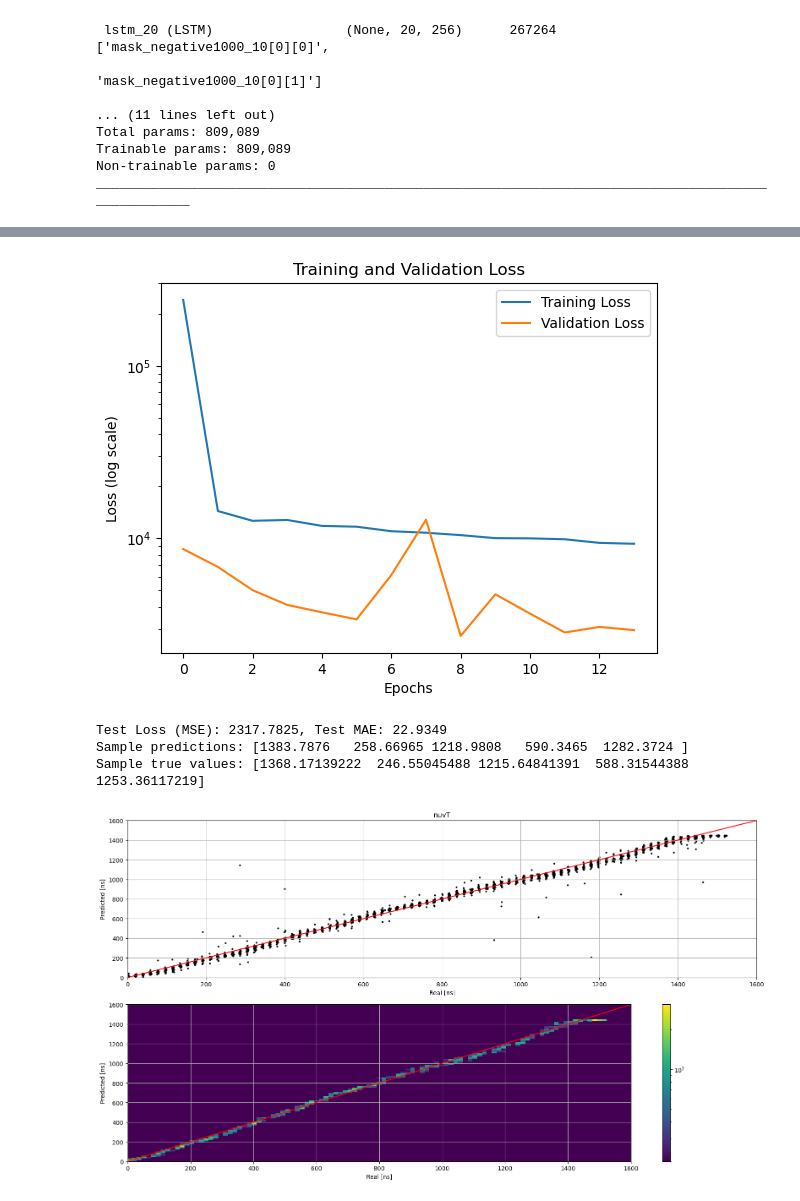
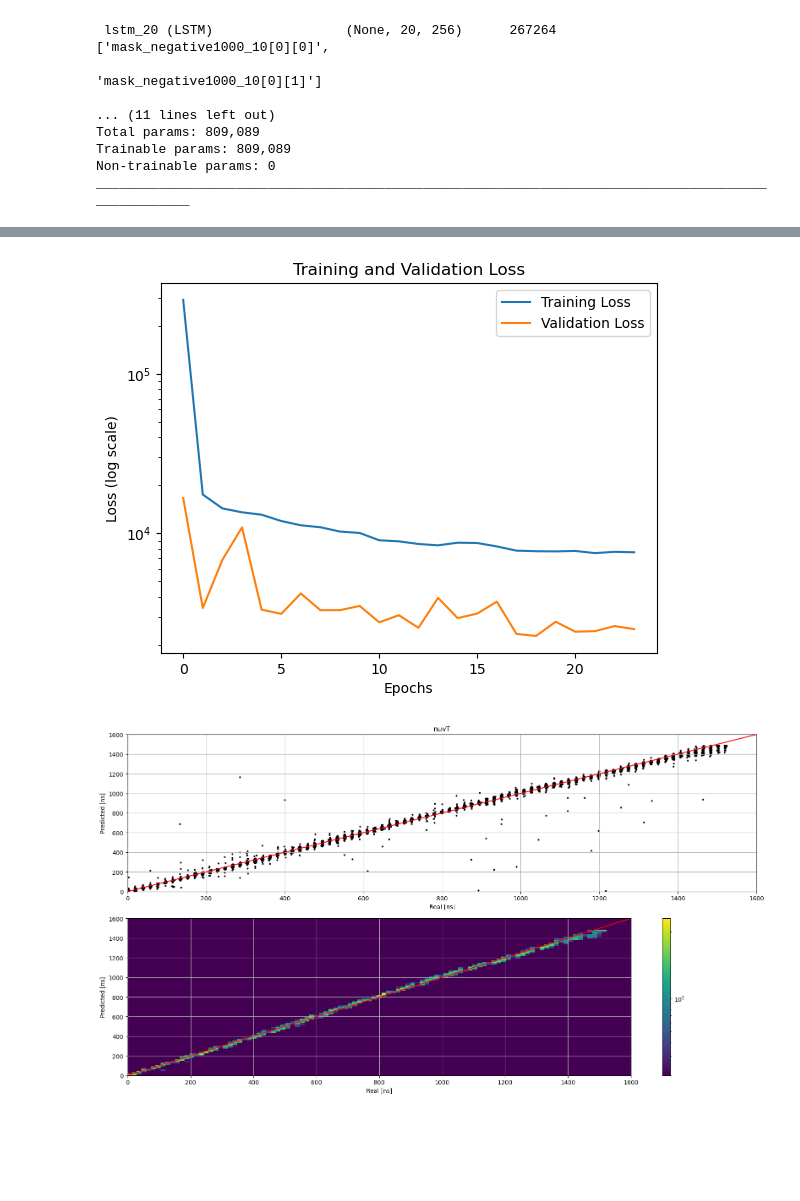
Before and after one commit to CIEMAT-Neutrino/AI_nuvT, a Jupyter notebook: 5_time_regression_lstm.ipynb, the cells around one changed output, grey strips where cells are left out. Drawn from its saved outputs; the diff is of its cells as text; code cells hidden in the pictures; blank space fills up the shorter version.

```diff
--- a/5_time_regression_lstm.ipynb
+++ b/5_time_regression_lstm.ipynb
@@ -129,0 +177,6 @@ best_model = load_model('best_model.h5', custom_objects={'MaskNegative1000': Mas
+# %%
+# Crear el modelo con una entrada de 20 pasos y 4 características
+model2 = create_model_grok(input_shape=(20, 4))
+
+# Mostrar el resumen del modelo
+model2.summary()
@@ -129,0 +201,2 @@ best_model = load_model('best_model.h5', custom_objects={'MaskNegative1000': Mas
+# %%
+y_pred, history= train_and_predict(model2, X_train, y_train, X_temp, y_temp, epochs=80, batch_size=16)
@@ -139,53 +236,40 @@ plt.legend()
 plt.title('Training and Validation Loss')
 plt.show()
 # %% [output]
-[figure, old version]
+[figure, new version]
-# %%
-# Evaluate on test set
-test_loss, test_mae = best_model.evaluate(X_test, y_test, verbose=0)
-print(f"Test Loss (MSE): {test_loss:.4f}, Test MAE: {test_mae:.4f}")
-
-# Make predictions
-predictions = best_model.predict(X_test)
-print("Sample predictions:", predictions[:5].flatten())
-print("Sample true values:", y_test[:5])
-# %% [output]
-Test Loss (MSE): 2317.7825, Test MAE: 22.9349
-Sample predictions: [1383.7876   258.66965 1218.9808   590.3465  1282.3724 ]
-Sample true values: [1368.17139222  246.55045488 1215.64841391  588.31544388 1253.36117219]
 # %%
 import matplotlib.colors as mcolors
 fig, axs = plt.subplots(2,1,figsize=(16,9))
 
-axs[0].scatter(y_test, predictions, color="black",s=4)
+axs[0].scatter(y_temp, y_pred, color="black",s=4)
 axs[0].grid()
 
 axs[0].plot([0,1600],[0,1600],color="r")
 axs[0].title.set_text('nuvT')
 axs[0].set_xlim([0,1600])
 axs[0].set_ylim([0,1600])
 axs[0].set_ylabel('Predicted [ns]')
 axs[0].set_xlabel('Real [ns]')
 
-im0 = axs[1].hist2d(y_test, predictions.flatten(), bins=(100, 100), cmap='viridis', cmin=2, norm=mcolors.LogNorm())
+im0 = axs[1].hist2d(y_temp, y_pred.flatten(), bins=(100, 100), cmap='viridis', cmin=2, norm=mcolors.LogNorm())
 fig.colorbar(im0[3], ax=axs[1])
 axs[1].grid()
 
 axs[1].plot([0,1600],[0,1600],'r')
 axs[1].set_xlim([0,1600])
 axs[1].set_ylim([0,1600])
 axs[1].set_ylabel('Predicted [ns]')
 axs[1].set_xlabel('Real [ns]')
 axs[1].set_facecolor('#440154')
 
 
 
 fig.tight_layout()
 
 plt.show()
 #plt.savefig('/tmp/...', dpi=300)
 # %% [output]
-[figure, old version]
+[figure, new version]
 # %%
 from scipy.optimize import curve_fit
 import numpy as np
```
Also changed, not shown: parts of 9 cells of this notebook, 4 other files.
